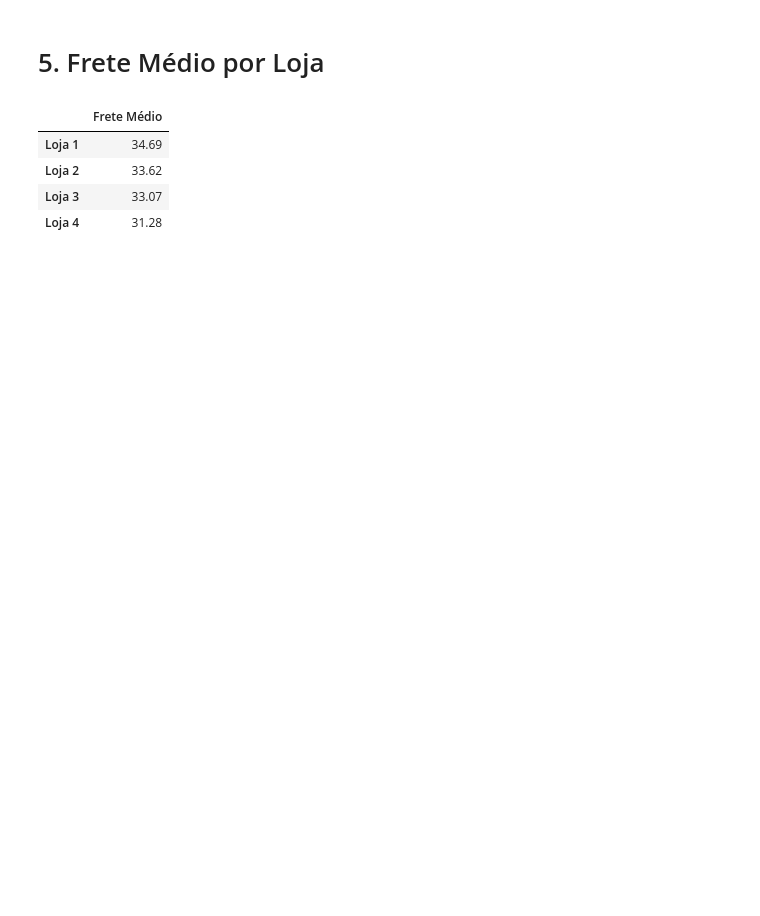
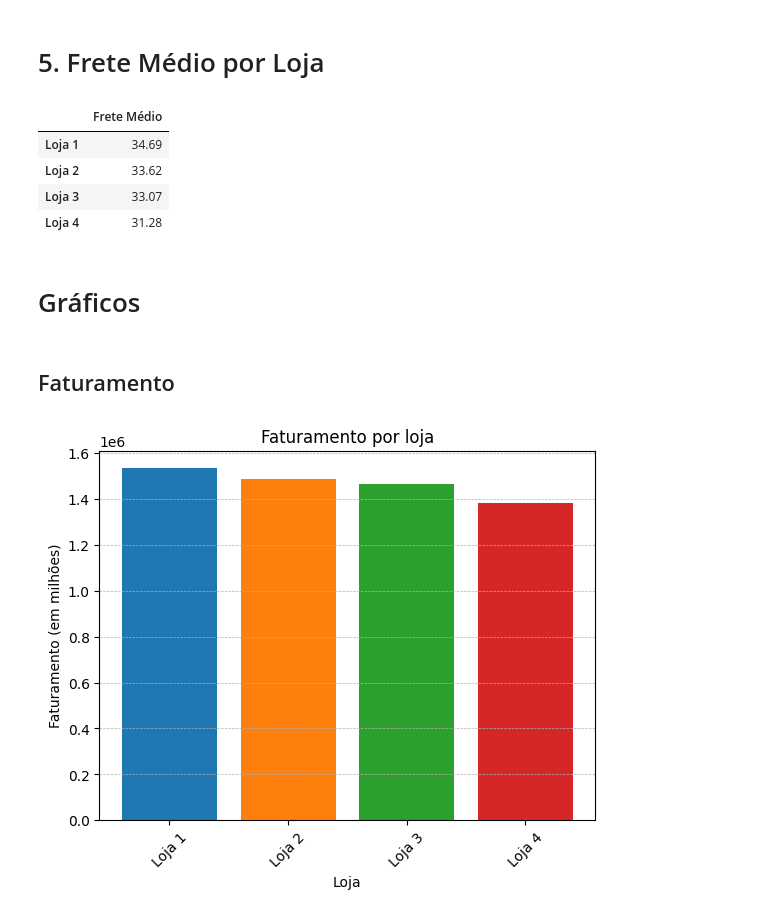
Before and after one commit to wells2232/challenge-alura-store, a Jupyter notebook: Challenge-Alura-Store.ipynb, the cells around one changed output. Saved outputs shown, nothing was run; the diff lists cells and outputs as text; code cells hidden in the pictures; blank space fills up the shorter version.

Commit message:
feat: created graphs for the previous analyses

```diff
--- a/Challenge-Alura-Store.ipynb
+++ b/Challenge-Alura-Store.ipynb
@@ -23,14 +25,14 @@ print(loja4['Produto'].value_counts().to_dict())
 # %% [markdown]
 # 1. Análise do faturamento
 # %%
-def faturamento_total(loja):
+def faturamento_loja(loja):
     faturamento = sum(loja["Preço"])
     return faturamento
 # %%
 lojas = [loja, loja2, loja3, loja4]
 nome_loja= [f"Loja {i+1}" for i in range(len(lojas))]
 
-faturamento = {"Faturamento":[faturamento_total(loja) for loja in lojas]}
+faturamento = {"Faturamento":[faturamento_loja(loja) for loja in lojas]}
 faturamento_lojas = pd.DataFrame(data=faturamento, index=nome_loja)
 faturamento_lojas
 # %% [output]
@@ -193,3 +153,18 @@ df_frete
 | Loja 2 | 33.62 |
 | Loja 3 | 33.07 |
 | Loja 4 | 31.28 |
+# %% [markdown]
+# Gráficos
+# %% [markdown]
+## Faturamento
+# %%
+plt.bar(faturamento_lojas.index, faturamento_lojas['Faturamento'], color=['tab:blue','tab:orange','tab:green','tab:red'])
+plt.xticks(rotation=45)
+plt.title('Faturamento por loja')
+plt.xlabel('Loja')
+plt.ylabel('Faturamento (em milhões)')
+plt.ylim()
+plt.grid(axis='y', which='both', linestyle='--', linewidth=0.5)
+plt.show()
+# %% [output]
+[figure, added]
```
Also changed, not shown: parts of 19 cells of this notebook.
